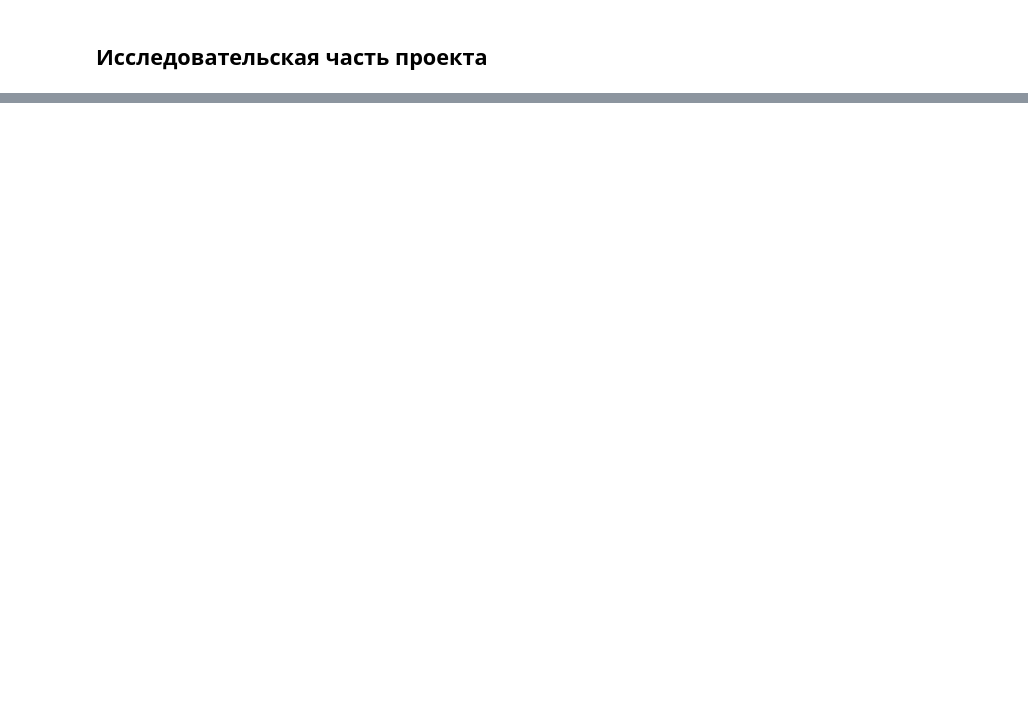
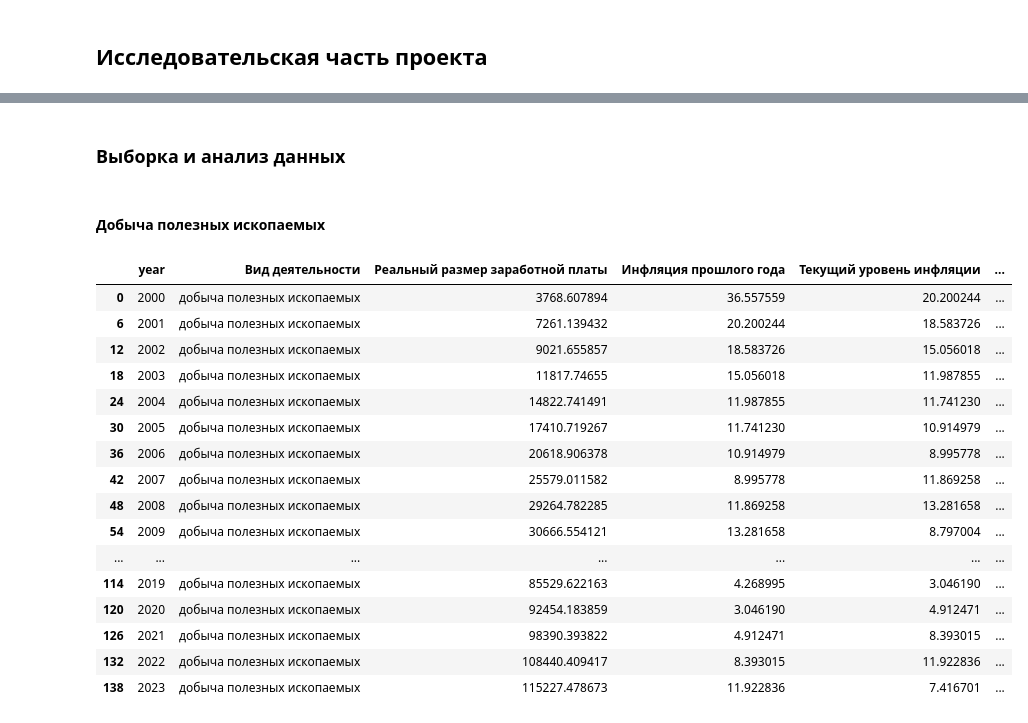
Before and after one commit to YarRus12/salary_stat_Russia, a Jupyter notebook: JupyterNotebook.ipynb, the cells around one changed output, grey strips where cells are left out. Drawn from its saved outputs; the diff is of its cells as text; code cells hidden in the pictures; blank space fills up the shorter version.

```diff
--- a/JupyterNotebook.ipynb
+++ b/JupyterNotebook.ipynb
@@ -192,0 +67,12 @@ res
+# %%
+def clean_numeric_column(value: str):
+    """
+    Небольшая функция для преобразования числовых значений с запятой в качестве разделителя в стандартный формат
+    и для очистки числовых колонок датафреймов от лишних символов
+    :param value:
+    :return:
+    """
+    if ',' in value:
+        value = value.replace(',', '.')
+    value = ''.join(filter(lambda x: x in '1234567890.', value))
+    return value
@@ -192,0 +264,2 @@ res
+# %% [markdown]
+### Выборка и анализ данных
@@ -192,0 +273,24 @@ res
+# %% [markdown]
+#### Добыча полезных ископаемых
+# %%
+activity = 'добыча полезных ископаемых'
+mining = main_dataframe[main_dataframe['Вид деятельности'] == activity]
+mining
+# %% [output]
+|  | year | Вид деятельности | Реальный размер заработной платы | Инфляция прошлого года | Текущий уровень инфляции | ... |
+| 0 | 2000 | добыча полезных ископаемых | 3768.607894 | 36.557559 | 20.200244 | ... |
+| 6 | 2001 | добыча полезных ископаемых | 7261.139432 | 20.200244 | 18.583726 | ... |
+| 12 | 2002 | добыча полезных ископаемых | 9021.655857 | 18.583726 | 15.056018 | ... |
+| 18 | 2003 | добыча полезных ископаемых | 11817.74655 | 15.056018 | 11.987855 | ... |
+| 24 | 2004 | добыча полезных ископаемых | 14822.741491 | 11.987855 | 11.741230 | ... |
+| 30 | 2005 | добыча полезных ископаемых | 17410.719267 | 11.741230 | 10.914979 | ... |
+| 36 | 2006 | добыча полезных ископаемых | 20618.906378 | 10.914979 | 8.995778 | ... |
+| 42 | 2007 | добыча полезных ископаемых | 25579.011582 | 8.995778 | 11.869258 | ... |
+| 48 | 2008 | добыча полезных ископаемых | 29264.782285 | 11.869258 | 13.281658 | ... |
+| 54 | 2009 | добыча полезных ископаемых | 30666.554121 | 13.281658 | 8.797004 | ... |
+| ... | ... | ... | ... | ... | ... | ... |
+| 114 | 2019 | добыча полезных ископаемых | 85529.622163 | 4.268995 | 3.046190 | ... |
+| 120 | 2020 | добыча полезных ископаемых | 92454.183859 | 3.046190 | 4.912471 | ... |
+| 126 | 2021 | добыча полезных ископаемых | 98390.393822 | 4.912471 | 8.393015 | ... |
+| 132 | 2022 | добыча полезных ископаемых | 108440.409417 | 8.393015 | 11.922836 | ... |
+| 138 | 2023 | добыча полезных ископаемых | 115227.478673 | 11.922836 | 7.416701 | ... |
```
Also changed, not shown: parts of 51 cells of this notebook, 4 other files.
